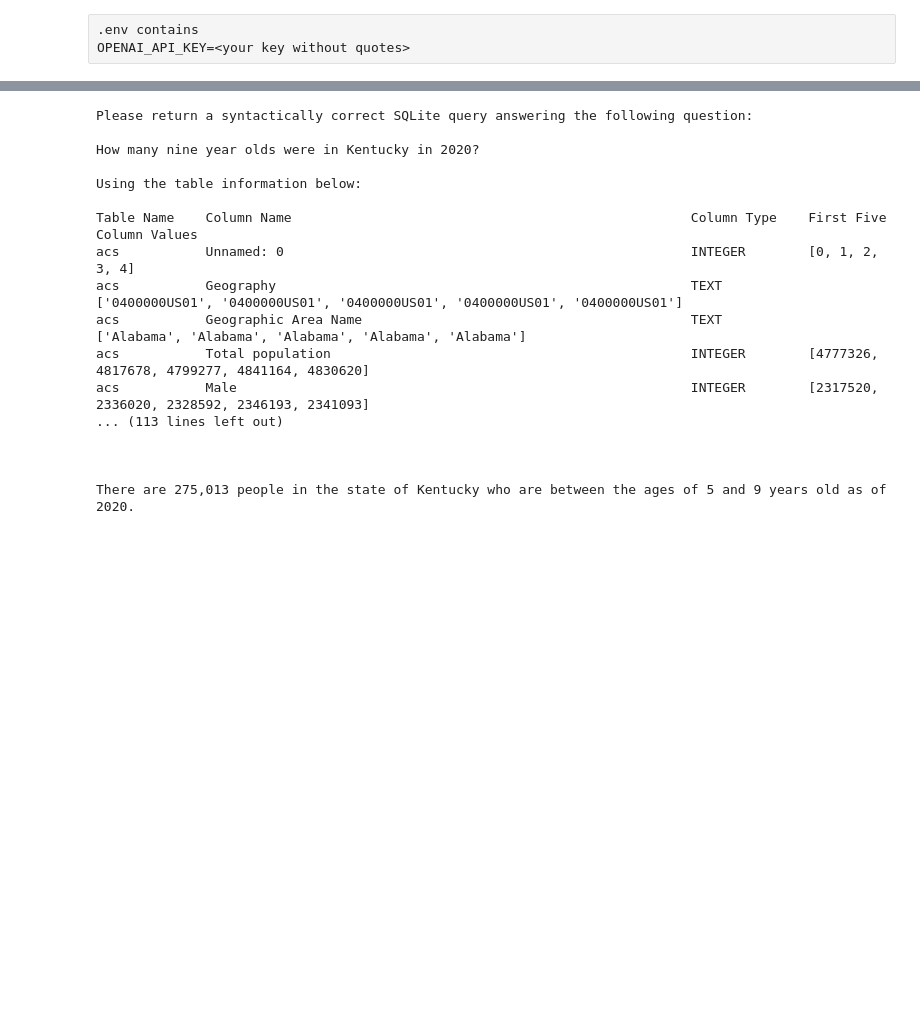
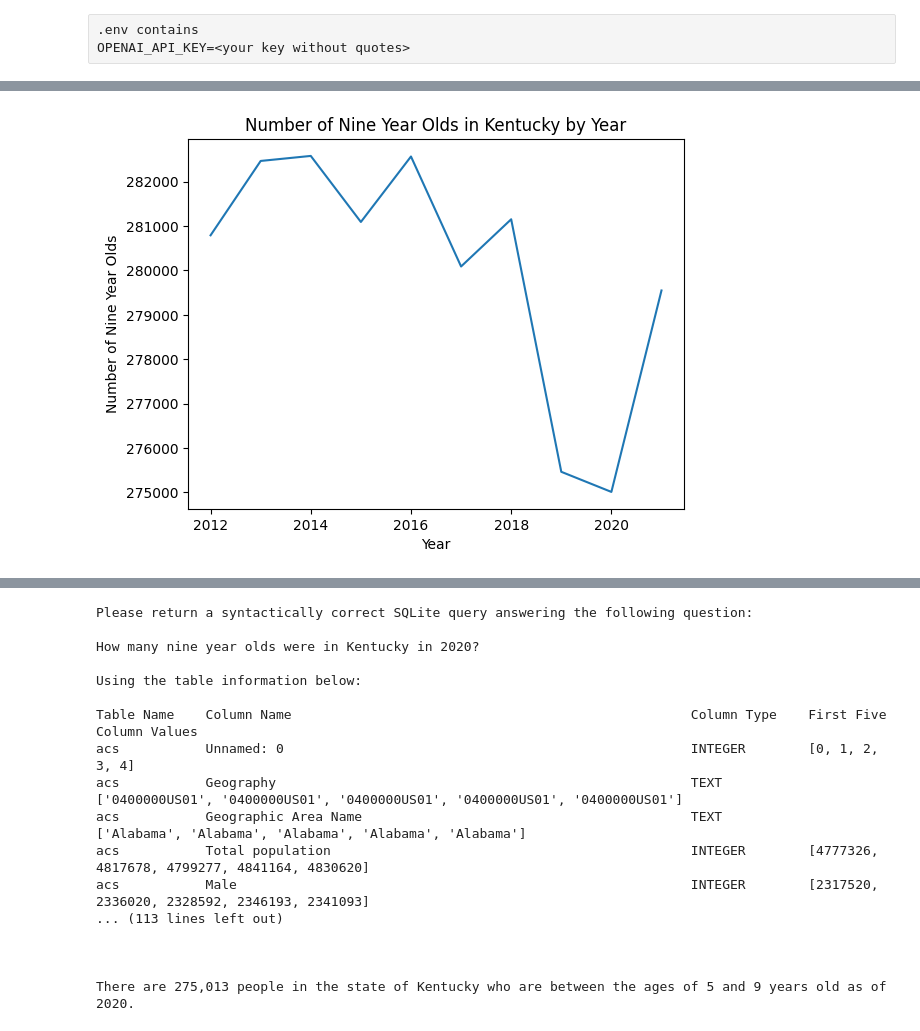
Before and after one commit to xie1027/GenAI_Insights, a Jupyter notebook: david_langchain.ipynb, the cells around one changed output, grey strips where cells are left out. Saved outputs shown, nothing was run; the diff lists cells and outputs as text; code cells hidden in the pictures; blank space fills up the shorter version.

Commit message:
Added a class to plot the result

```diff
--- a/david_langchain.ipynb
+++ b/david_langchain.ipynb
@@ -157,3 +157,40 @@ It was generated by this SQL query:
         self.df_text: str = self.dataframe_to_text_table(self.df_temp)
         self.clean_up_result_prompt = self.clean_up_result(self.df_text, self.sql)
         self.cleaned_result = llm(self.clean_up_result_prompt)
+# %%
+class PythonPlotCode:
+    def __init__(self, df_name: str, df_temp: pd.DataFrame, df_text: str, question: str, sql: str) -> None:
+        self.df_name = df_name
+        self.df_temp = df_temp
+        self.df_text = df_text
+        self.question: str = question
+        self.sql: str = sql
+        self.prompt: str = f"""
+Please return syntactically correct Python code to plot Pandas DataFrame named:
+
+{self.df_name}
+
+Containing the following data:
+
+{self.df_text}
+
+This data answers this question:
+
+{self.question}
+
+Which was generated by this SQL query:
+
+{self.sql}
+        """
+        self.python_code: str = llm(self.prompt)
+
+    def plot(self):
+        exec(self.python_code)
+# %%
+PlotCode = PythonPlotCode(
+    df_name="self.df_temp",
+    df_temp=Answer.df_temp,
+    df_text=Answer.df_text,
+    question=Answer.question,
+    sql=Answer.sql,
+)
@@ -159,0 +214,4 @@ It was generated by this SQL query:
+# %%
+PlotCode.plot()
+# %% [output]
+[figure, added]
```
Also changed, not shown: parts of 3 cells of this notebook.
